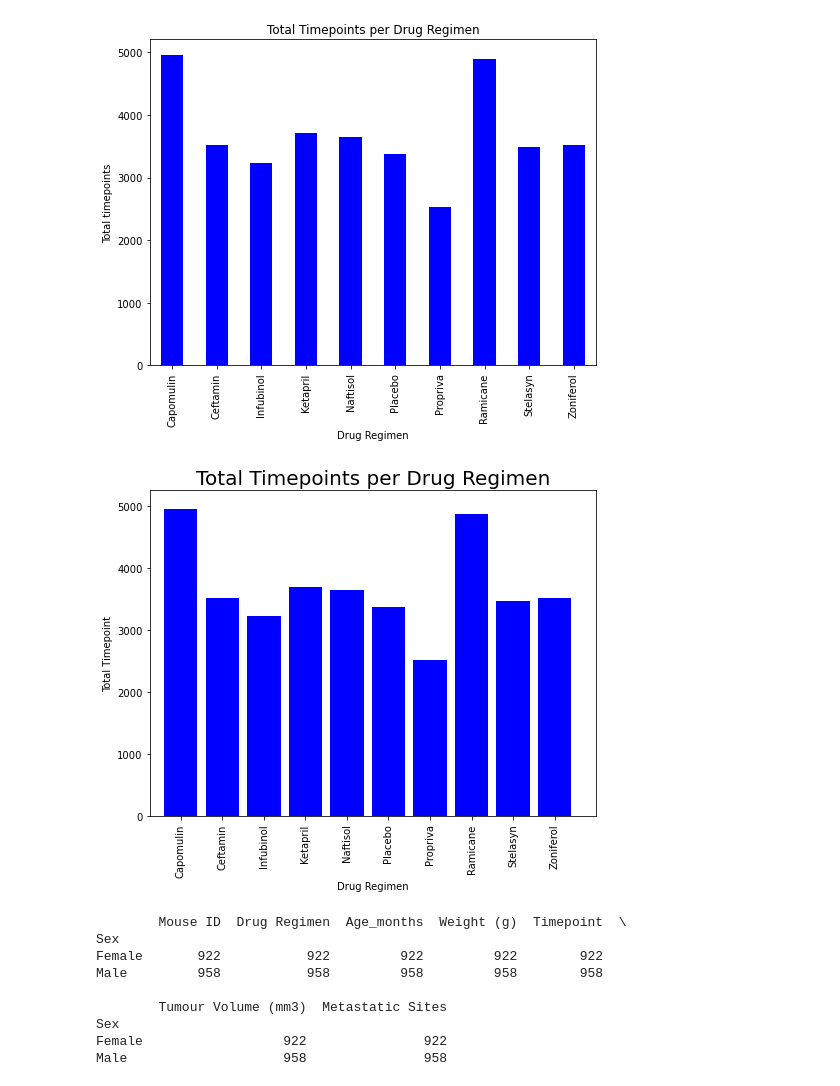
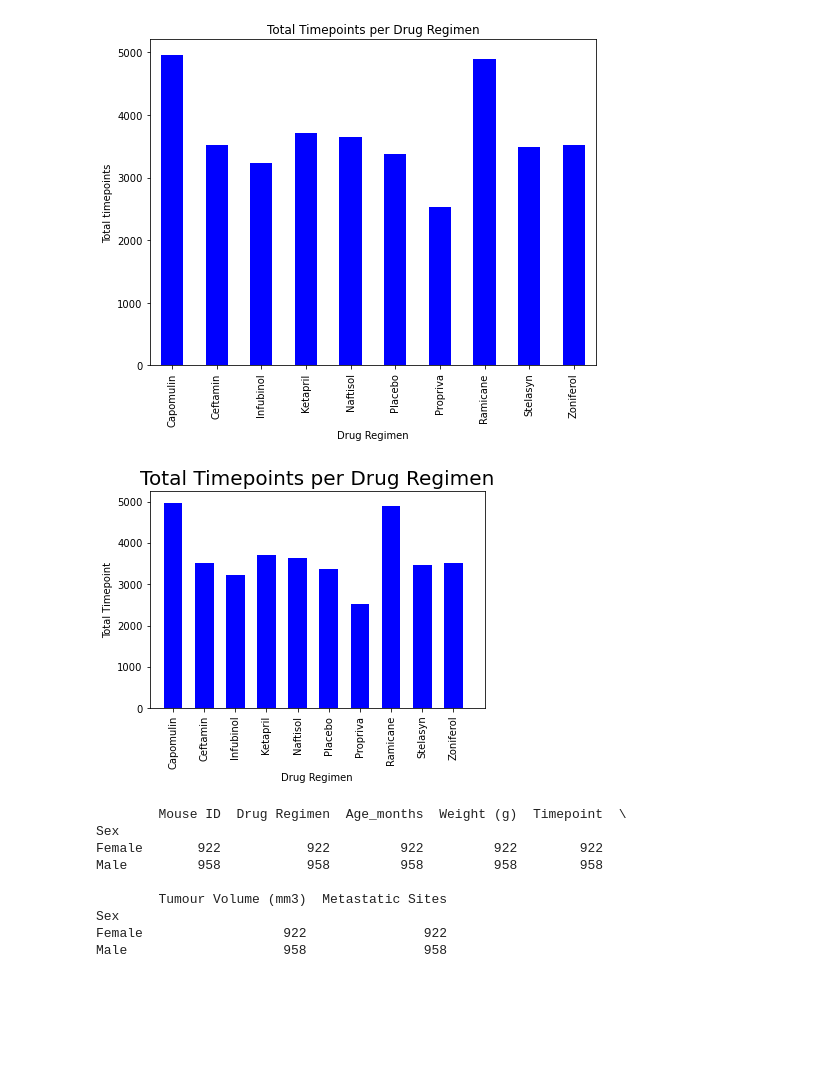
Before and after one commit to yan-ash/matplot_challenge, a Jupyter notebook: pymaceuticals_starter.ipynb, the cells around one changed output. Drawn from its saved outputs; the diff is of its cells as text; code cells hidden in the pictures; blank space fills up the shorter version.

```diff
--- a/pymaceuticals_starter.ipynb
+++ b/pymaceuticals_starter.ipynb
@@ -121,7 +122,7 @@ variance_tumour= drug_regimen["Tumour Volume (mm3)"].var()
 std_tumour=drug_regimen["Tumour Volume (mm3)"].std()
 sem_tumour=drug_regimen["Tumour Volume (mm3)"].sem()
 drug_regimen_df=pd.DataFrame({"Tumour Volumn Mean":mean_tumour,
-                            "Tumour Volumn Mean":mean_tumour,
+                            "Tumour Volumn Median":median_tumour,
                             "Tumour Volumn Variance":variance_tumour,
                             "Tumour Volumn Standard Deviation":std_tumour,
                             "Tumour Volumn SEM":sem_tumour})
@@ -172,24 +173,24 @@ plt.show()
 # %%
 # Generate a bar plot showing the total number of timepoints for all mice tested for each drug regimen using pyplot.
 
 timepoints_total=drug_regimen["Timepoint"].sum()
 axis_drug=np.arange(len(drug_regimen["Drug Regimen"]))
 #print(axis_drug)
-fig1, ax1 = plt.subplots(figsize = (8, 6))
-plt.bar(axis_drug,timepoints_total,color='b',align="center")
+#fig1, ax1 = plt.subplots(figsize = (8, 6))
+plt.bar(axis_drug,timepoints_total,color='b',align="center", width= 0.6)
 tick_list=drug_regimen_df.index.values.tolist()
 tick_locations=[value for value in axis_drug]
 plt.xticks(tick_locations,tick_list, rotation='vertical')
 plt.xlim(-0.75, len(axis_drug))
 plt.ylim(0, max(timepoints_total)+300)
 
 plt.title("Total Timepoints per Drug Regimen",fontsize=20)
 plt.xlabel("Drug Regimen")
 plt.ylabel("Total Timepoint")
 
 plt.show()
 # %% [output]
-[figure, old version]
+[figure, new version]
 # %%
 # Generate a pie plot showing the distribution of female versus male mice using Pandas
 gender_df=mice_clean_df.groupby("Sex").count()
```
Also changed, not shown: parts of 7 cells of this notebook, 1 other file.
